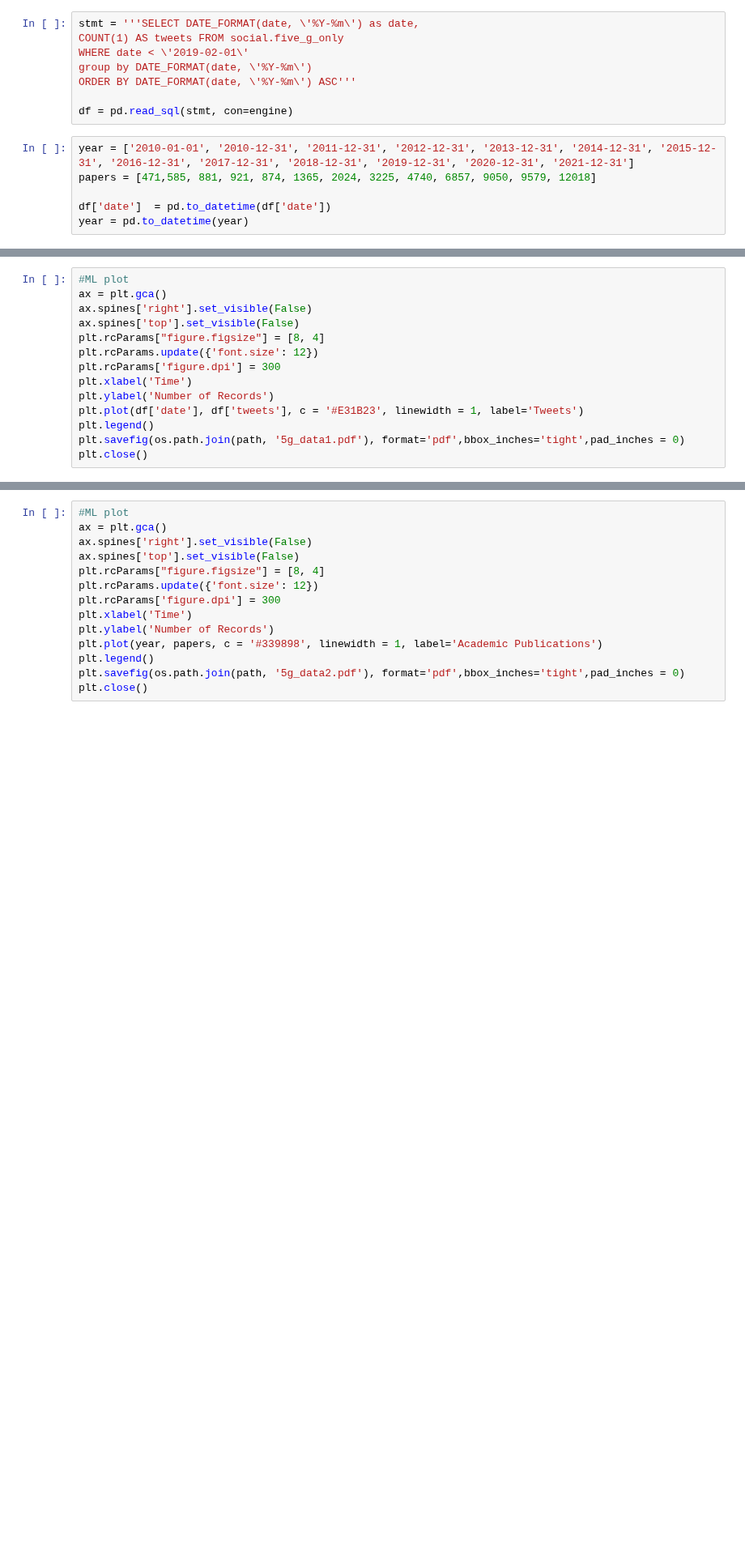
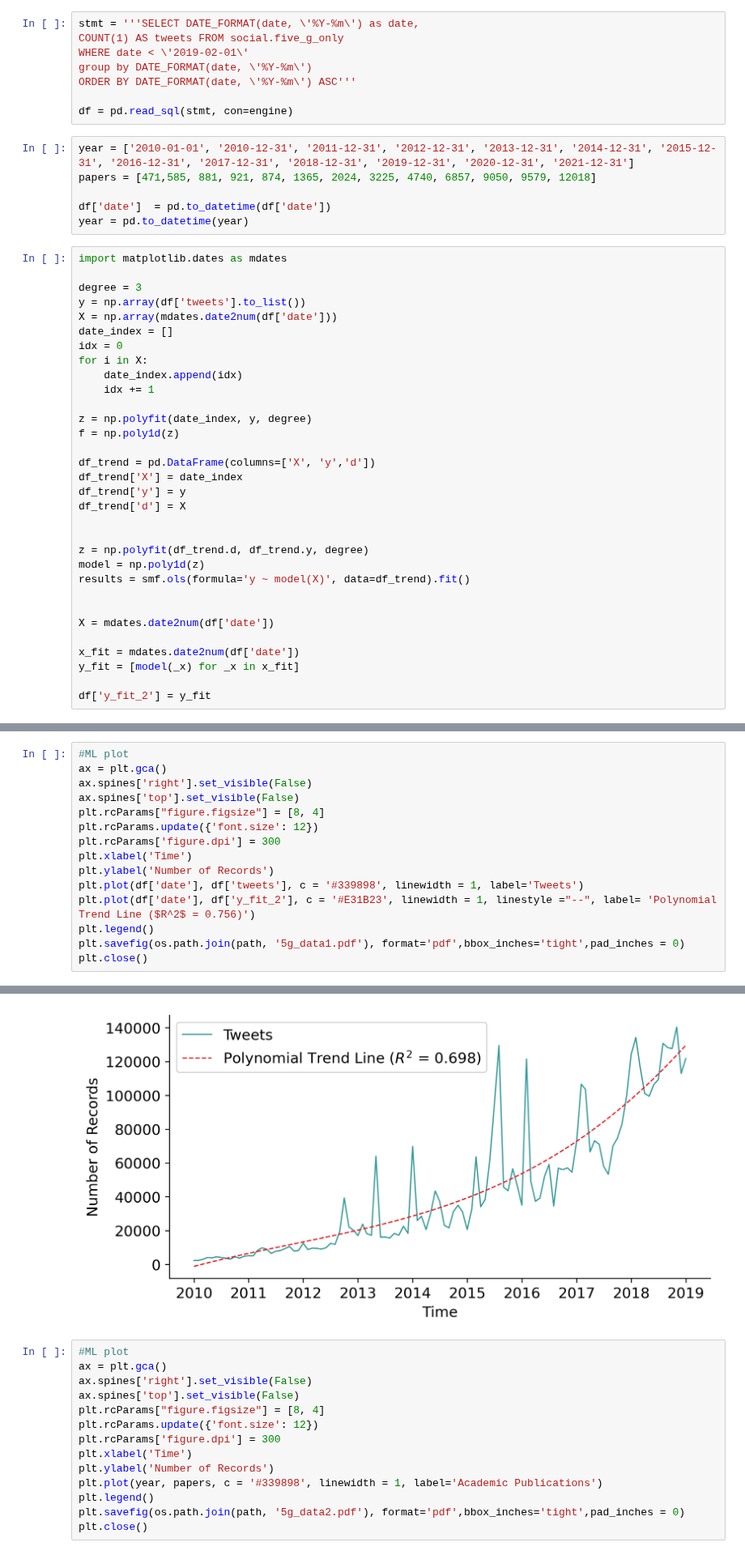
Before and after one commit to Connorrmcd6/Gartner-Hype-Cycle, a Jupyter notebook: Analysis/Notebooks/EDA_5G.ipynb, the cells around one changed output, grey strips where cells are left out. Shown at 81% size. Saved outputs shown, nothing was run; the diff lists cells and outputs as text; blank space fills up the shorter version.

```diff
--- a/Analysis/Notebooks/EDA_5G.ipynb
+++ b/Analysis/Notebooks/EDA_5G.ipynb
@@ -38,3 +38,35 @@ papers = [471,585, 881, 921, 874, 1365, 2024, 3225, 4740, 6857, 9050, 9579, 1201
 
 df['date']  = pd.to_datetime(df['date'])
 year = pd.to_datetime(year)
+# %%
+import matplotlib.dates as mdates
+
+degree = 3
+y = np.array(df['tweets'].to_list())
+X = np.array(mdates.date2num(df['date']))
+date_index = []
+idx = 0
+for i in X:
+    date_index.append(idx)
+    idx += 1
+
+z = np.polyfit(date_index, y, degree)
+f = np.poly1d(z)
+
+df_trend = pd.DataFrame(columns=['X', 'y','d'])
+df_trend['X'] = date_index
+df_trend['y'] = y
+df_trend['d'] = X
+
+
+z = np.polyfit(df_trend.d, df_trend.y, degree)
+model = np.poly1d(z)
+results = smf.ols(formula='y ~ model(X)', data=df_trend).fit()
+
+
+X = mdates.date2num(df['date'])
+
+x_fit = mdates.date2num(df['date'])
+y_fit = [model(_x) for _x in x_fit]
+
+df['y_fit_2'] = y_fit
@@ -48,7 +100,9 @@ plt.rcParams.update({'font.size': 12})
 plt.rcParams['figure.dpi'] = 300
 plt.xlabel('Time')
 plt.ylabel('Number of Records')
-plt.plot(df['date'], df['tweets'], c = '#E31B23', linewidth = 1, label='Tweets')
+plt.plot(df['date'], df['tweets'], c = '#339898', linewidth = 1, label='Tweets')
+plt.plot(df['date'], df['y_fit_2'], c = '#E31B23', linewidth = 1, linestyle ="--", label= 'Polynomial Trend Line ($R^2$ = 0.756)')
 plt.legend()
 plt.savefig(os.path.join(path, '5g_data1.pdf'), format='pdf',bbox_inches='tight',pad_inches = 0)
 plt.close()
+# %% [output]
@@ -55,3 +110,4 @@ plt.close()
+[figure, added]
 # %%
 #ML plot
 ax = plt.gca()
```
Also changed, not shown: parts of 3 cells of this notebook, 7 other files.
